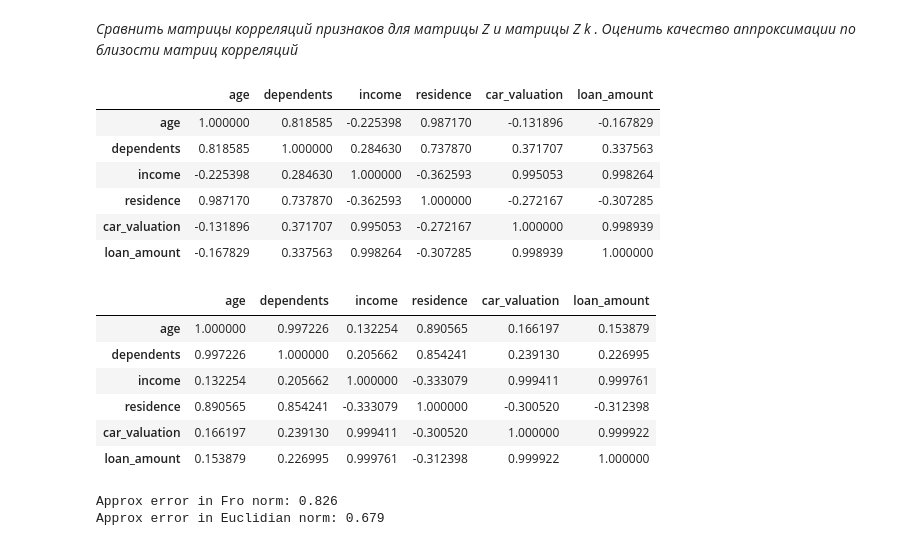
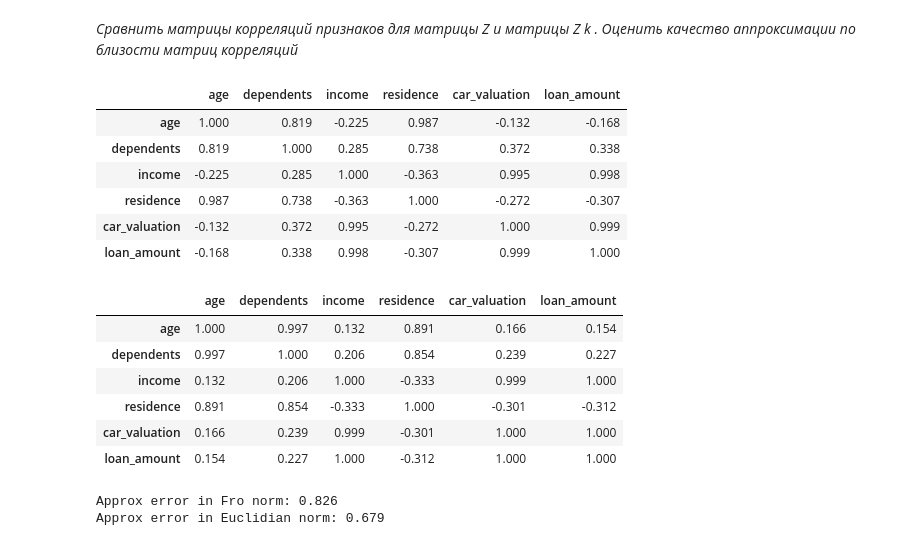
Before and after one commit to CodeSopranos/lab-2-data-analysis, a Jupyter notebook: lab2.ipynb, the cells around one changed output. Drawn from its saved outputs; the diff is of its cells as text; code cells hidden in the pictures.

```diff
--- a/lab2.ipynb
+++ b/lab2.ipynb
@@ -267,26 +267,26 @@ Approx relative error in Frob norm: 0.009%
 df_approx_K = pd.DataFrame(Z_K, columns=df.columns)
 # %%
 Z_corr = df_normalized.corr()
-df_normalized.corr()
+np.around(df_normalized.corr(), 3)
 # %% [output]
 |  | age | dependents | income | residence | car_valuation | loan_amount |
-| age | 1.000000 | 0.818585 | -0.225398 | 0.987170 | -0.131896 | -0.167829 |
-| dependents | 0.818585 | 1.000000 | 0.284630 | 0.737870 | 0.371707 | 0.337563 |
-| income | -0.225398 | 0.284630 | 1.000000 | -0.362593 | 0.995053 | 0.998264 |
-| residence | 0.987170 | 0.737870 | -0.362593 | 1.000000 | -0.272167 | -0.307285 |
-| car_valuation | -0.131896 | 0.371707 | 0.995053 | -0.272167 | 1.000000 | 0.998939 |
-| loan_amount | -0.167829 | 0.337563 | 0.998264 | -0.307285 | 0.998939 | 1.000000 |
+| age | 1.000 | 0.819 | -0.225 | 0.987 | -0.132 | -0.168 |
+| dependents | 0.819 | 1.000 | 0.285 | 0.738 | 0.372 | 0.338 |
+| income | -0.225 | 0.285 | 1.000 | -0.363 | 0.995 | 0.998 |
+| residence | 0.987 | 0.738 | -0.363 | 1.000 | -0.272 | -0.307 |
+| car_valuation | -0.132 | 0.372 | 0.995 | -0.272 | 1.000 | 0.999 |
+| loan_amount | -0.168 | 0.338 | 0.998 | -0.307 | 0.999 | 1.000 |
 # %%
 Z_K_corr = df_approx_K.corr()
-df_approx_K.corr()
+np.around(df_approx_K.corr(), 3)
 # %% [output]
 |  | age | dependents | income | residence | car_valuation | loan_amount |
-| age | 1.000000 | 0.997226 | 0.132254 | 0.890565 | 0.166197 | 0.153879 |
-| dependents | 0.997226 | 1.000000 | 0.205662 | 0.854241 | 0.239130 | 0.226995 |
-| income | 0.132254 | 0.205662 | 1.000000 | -0.333079 | 0.999411 | 0.999761 |
-| residence | 0.890565 | 0.854241 | -0.333079 | 1.000000 | -0.300520 | -0.312398 |
-| car_valuation | 0.166197 | 0.239130 | 0.999411 | -0.300520 | 1.000000 | 0.999922 |
-| loan_amount | 0.153879 | 0.226995 | 0.999761 | -0.312398 | 0.999922 | 1.000000 |
+| age | 1.000 | 0.997 | 0.132 | 0.891 | 0.166 | 0.154 |
+| dependents | 0.997 | 1.000 | 0.206 | 0.854 | 0.239 | 0.227 |
+| income | 0.132 | 0.206 | 1.000 | -0.333 | 0.999 | 1.000 |
+| residence | 0.891 | 0.854 | -0.333 | 1.000 | -0.301 | -0.312 |
+| car_valuation | 0.166 | 0.239 | 0.999 | -0.301 | 1.000 | 1.000 |
+| loan_amount | 0.154 | 0.227 | 1.000 | -0.312 | 1.000 | 1.000 |
 # %%
 corr_errors = Z_corr - Z_K_corr
 ecorr_norm_F = np.linalg.norm(corr_errors, ord='fro') ** 2
```
Also changed, not shown: parts of 2 cells of this notebook.
